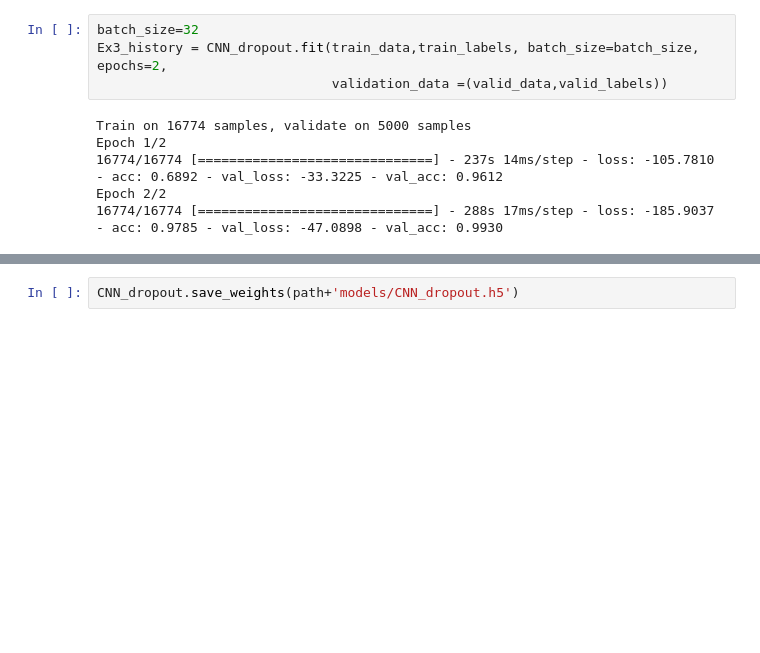
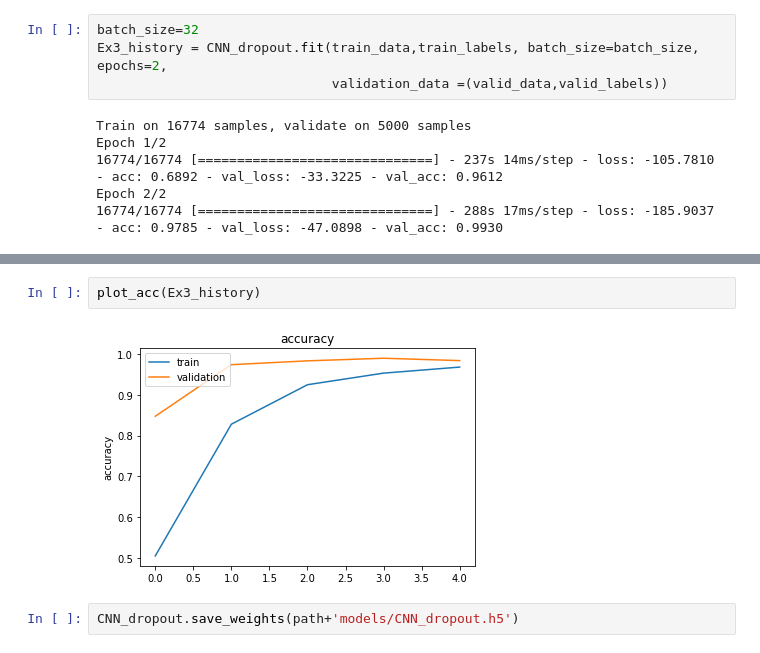
Before and after one commit to aattaran/Machine-Learning-with-Python, a Jupyter notebook: project1/Distracted_Driver_Detection_Classification2.ipynb, the cells around one changed output, grey strips where cells are left out. Cells and saved outputs as stored; diff of their text form; blank space fills up the shorter version.

```diff
--- a/project1/Distracted_Driver_Detection_Classification2.ipynb
+++ b/project1/Distracted_Driver_Detection_Classification2.ipynb
@@ -549,3 +584,7 @@ plot_history(Ex3_history)
+# %%
+plot_acc(Ex3_history)
+# %% [output]
+[figure, added]
 # %%
 CNN_dropout.save_weights(path+'models/CNN_dropout.h5')
 # %% [markdown]
```
Also changed, not shown: parts of 38 cells of this notebook.
